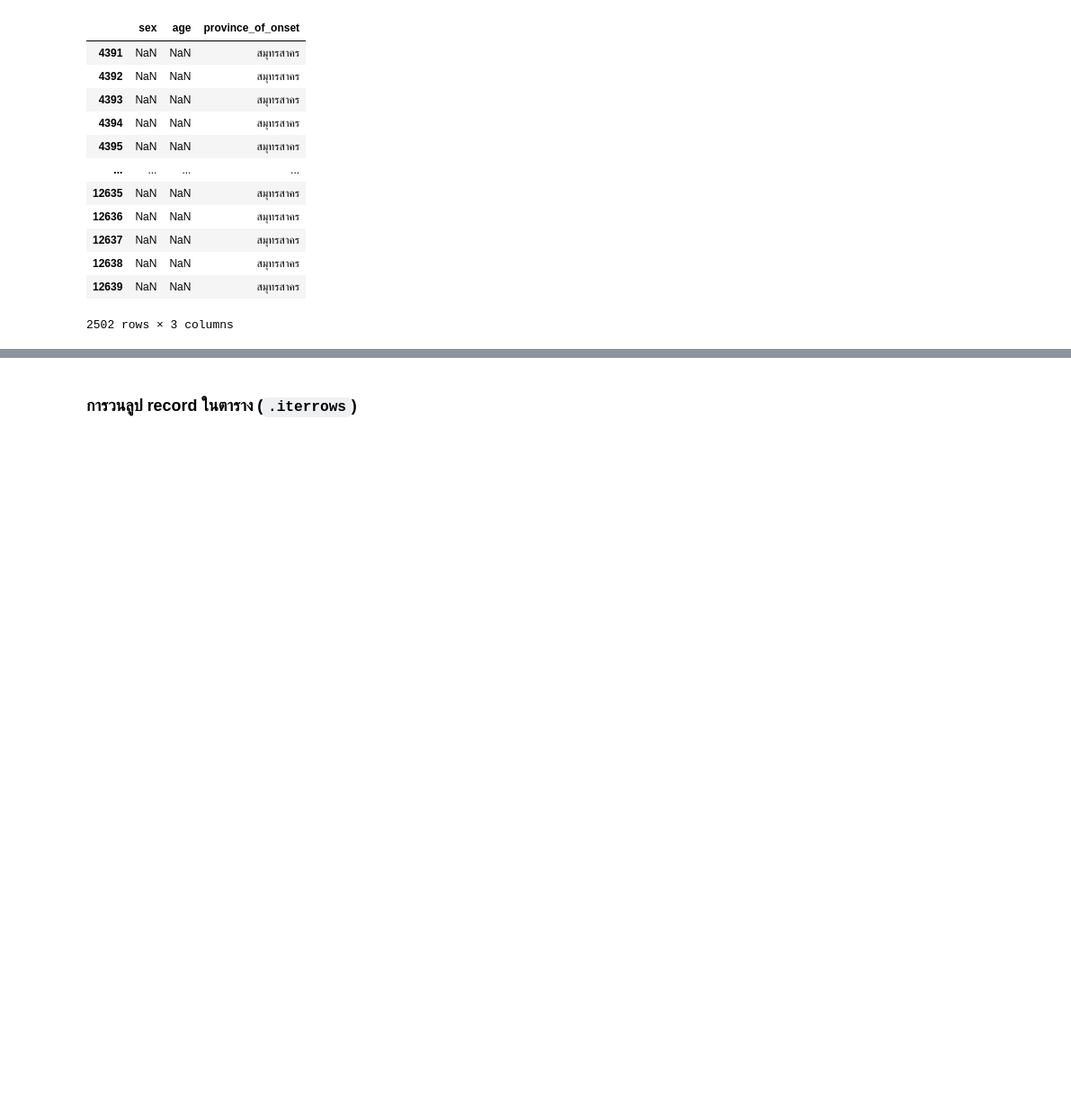
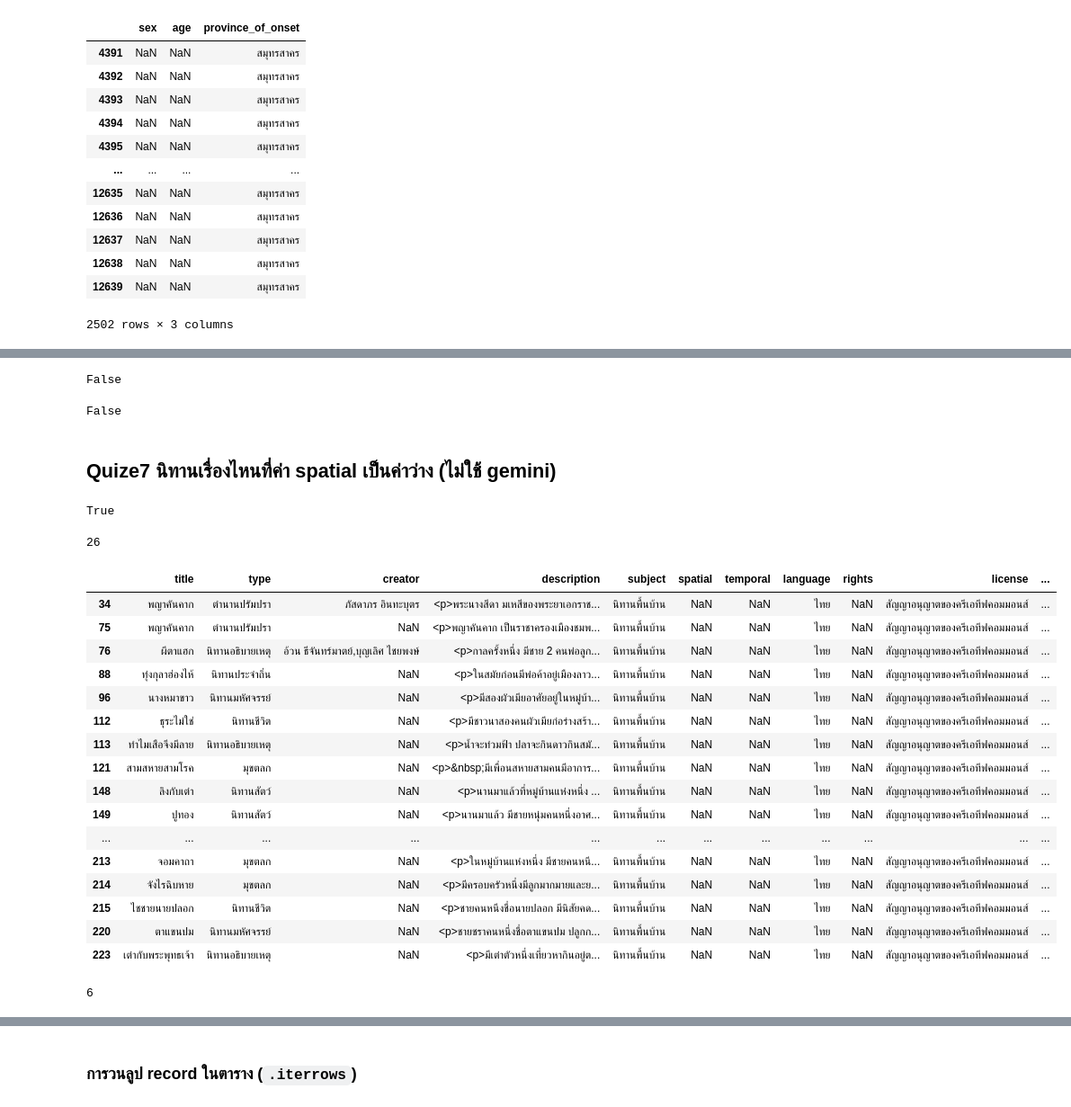
Before and after one commit to manudsanun/python_dataviz2024, a Jupyter notebook: Mm_Pandas_101.ipynb, the cells around one changed output, grey strips where cells are left out. Shown at 90% size. Drawn from its saved outputs; the diff is of its cells as text; code cells hidden in the pictures; blank space fills up the shorter version.

```diff
--- a/Mm_Pandas_101.ipynb
+++ b/Mm_Pandas_101.ipynb
@@ -598,0 +710,44 @@ this_data_updated_2[this_data_updated['sex']=='ไม่รู้']
+# %%
+folk_df['type'].isnull().any() # เอาทุกค่าใน list มา OR กัน (เราใช้อันนี้เพราะ ถ้ามี Ture แค่ ) ค่ามันจะเป็น Ture
+# %% [output]
+False
+# %%
+folk_df['type'].isnull().all() # เอาทุกค่าใน list มา AND กัน (เราใช้อันนี้เพราะ ถ้ามี False แค่ ) ค่ามันจะเป็น False
+# %% [output]
+False
+# %% [markdown]
+## Quize7 นิทานเรื่องไหนที่ค่า spatial เป็นค่าว่าง (ไม่ใช้ gemini)
+# %%
+folk_df = pd.read_csv('/content/drive/MyDrive/folktales.csv')
+# %%
+folk_df['spatial'].isnull().any()
+# %% [output]
+True
+# %%
+folk_df[folk_df['spatial'].isnull()].shape[0] # จำนวนเรื่องที่ค่า spatial เป็นค่าว่าง
+# %% [output]
+26
+# %%
+folk_df[folk_df['spatial'].isnull()]
+# %% [output]
+|  | title | type | creator | description | subject | spatial | temporal | language | rights | license | ... |
+| 34 | พญาคันคาก | ตำนานปรัมปรา | ภัสดาภร อินทะบุตร | <p>พระนางสีดา มเหสีของพระยาเอกราช... | นิทานพื้นบ้าน | NaN | NaN | ไทย | NaN | สัญญาอนุญาตของครีเอทีฟคอมมอนส์ | ... |
+| 75 | พญาคันคาก | ตำนานปรัมปรา | NaN | <p>พญาคันคาก เป็นราชาครองเมืองชมพ... | นิทานพื้นบ้าน | NaN | NaN | ไทย | NaN | สัญญาอนุญาตของครีเอทีฟคอมมอนส์ | ... |
+| 76 | ผีตาแฮก | นิทานอธิบายเหตุ | อ้วน ธีจันทร์มาตย์,บุญเลิศ ไชยพงษ์ | <p>กาลครั้งหนึ่ง มีชาย 2 คนพ่อลูก... | นิทานพื้นบ้าน | NaN | NaN | ไทย | NaN | สัญญาอนุญาตของครีเอทีฟคอมมอนส์ | ... |
+| 88 | ทุ่งกุลาฮ่องไห้ | นิทานประจำถิ่น | NaN | <p>ในสมัยก่อนมีพ่อค้าอยู่เมืองลาว... | นิทานพื้นบ้าน | NaN | NaN | ไทย | NaN | สัญญาอนุญาตของครีเอทีฟคอมมอนส์ | ... |
+| 96 | นางหมาขาว | นิทานมหัศจรรย์ | NaN | <p>มีสองผัวเมียอาศัยอยู่ในหมู่บ้า... | นิทานพื้นบ้าน | NaN | NaN | ไทย | NaN | สัญญาอนุญาตของครีเอทีฟคอมมอนส์ | ... |
+| 112 | ธุระไม่ใช่ | นิทานชีวิต | NaN | <p>มีชาวนาสองคนผัวเมียก่อร่างสร้า... | นิทานพื้นบ้าน | NaN | NaN | ไทย | NaN | สัญญาอนุญาตของครีเอทีฟคอมมอนส์ | ... |
+| 113 | ทำไมเสือจึงมีลาย | นิทานอธิบายเหตุ | NaN | <p>น้ำจะท่วมฟ้า ปลาจะกินดาวกินสมั... | นิทานพื้นบ้าน | NaN | NaN | ไทย | NaN | สัญญาอนุญาตของครีเอทีฟคอมมอนส์ | ... |
+| 121 | สามสหายสามโรค | มุขตลก | NaN | <p>&nbsp;มีเพื่อนสหายสามคนมีอาการ... | นิทานพื้นบ้าน | NaN | NaN | ไทย | NaN | สัญญาอนุญาตของครีเอทีฟคอมมอนส์ | ... |
+| 148 | ลิงกับเต่า | นิทานสัตว์ | NaN | <p>นานมาแล้วที่หมู่บ้านแห่งหนึ่ง ... | นิทานพื้นบ้าน | NaN | NaN | ไทย | NaN | สัญญาอนุญาตของครีเอทีฟคอมมอนส์ | ... |
+| 149 | ปูทอง | นิทานสัตว์ | NaN | <p>นานมาแล้ว มีชายหนุ่มคนหนึ่งอาศ... | นิทานพื้นบ้าน | NaN | NaN | ไทย | NaN | สัญญาอนุญาตของครีเอทีฟคอมมอนส์ | ... |
+| ... | ... | ... | ... | ... | ... | ... | ... | ... | ... | ... | ... |
+| 213 | จอมคาถา | มุขตลก | NaN | <p>ในหมู่บ้านแห่งหนึ่ง มีชายคนหนึ... | นิทานพื้นบ้าน | NaN | NaN | ไทย | NaN | สัญญาอนุญาตของครีเอทีฟคอมมอนส์ | ... |
+| 214 | จังไรฉิบหาย | มุขตลก | NaN | <p>มีครอบครัวหนึ่งมีลูกมากมายและย... | นิทานพื้นบ้าน | NaN | NaN | ไทย | NaN | สัญญาอนุญาตของครีเอทีฟคอมมอนส์ | ... |
+| 215 | ไชชายนายปลอก | นิทานชีวิต | NaN | <p>ชายคนหนึงชื่อนายปลอก มีนิสัยคด... | นิทานพื้นบ้าน | NaN | NaN | ไทย | NaN | สัญญาอนุญาตของครีเอทีฟคอมมอนส์ | ... |
+| 220 | ตาแขนปม | นิทานมหัศจรรย์ | NaN | <p>ชายชราคนหนึ่งชื่อตาแขนปม ปลูกก... | นิทานพื้นบ้าน | NaN | NaN | ไทย | NaN | สัญญาอนุญาตของครีเอทีฟคอมมอนส์ | ... |
+| 223 | เต่ากับพระพุทธเจ้า | นิทานอธิบายเหตุ | NaN | <p>มีเต่าตัวหนึ่งเที่ยวหากินอยู่ต... | นิทานพื้นบ้าน | NaN | NaN | ไทย | NaN | สัญญาอนุญาตของครีเอทีฟคอมมอนส์ | ... |
+# %%
+folk_df[folk_df['title'].duplicated()].shape[0] # จำนวนเรื่องที่ซ้ำกัน
+# %% [output]
+6
```
Also changed, not shown: parts of 24 cells of this notebook.
